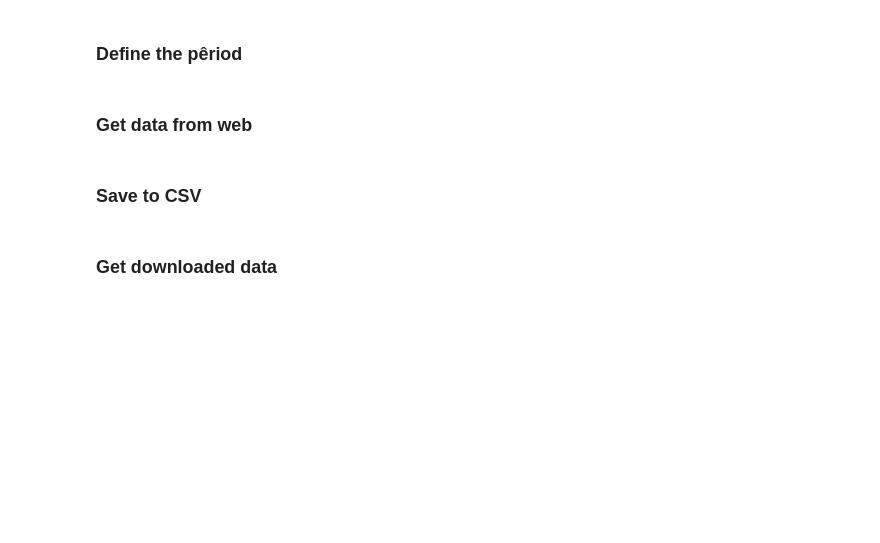
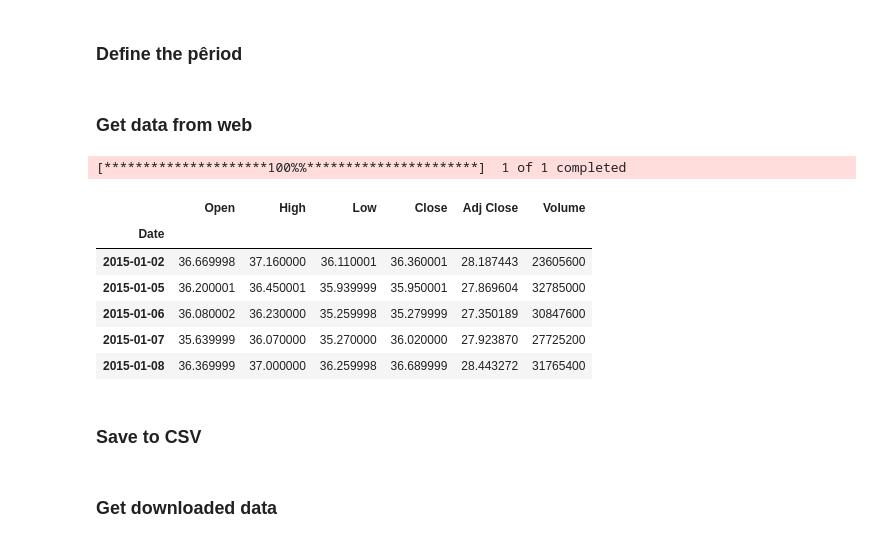
Before and after one commit to julien-gadonneix/RL4Trading, a Jupyter notebook: start.ipynb, the cells around one changed output. Saved outputs shown, nothing was run; the diff lists cells and outputs as text; code cells hidden in the pictures; blank space fills up the shorter version.

```diff
--- a/start.ipynb
+++ b/start.ipynb
@@ -12,7 +12,7 @@ yf.pdr_override()
 ## Yahoo API
 # %%
 # Replace 'AAPL' with the stock symbol you're interested in
-stock_symbol = 'SPY'
+stock_symbol = 'INTC'
 # %% [markdown]
 ### Define the pêriod
 # %%
@@ -22,7 +22,16 @@ end_date = datetime(2022, 1, 1)
 # %% [markdown]
 ### Get data from web
 # %%
-# data = pdr.get_data_yahoo(stock_symbol, start=start_date, end=end_date)
-# data.head()
+data = pdr.get_data_yahoo(stock_symbol, start=start_date, end=end_date)
+data.head()
+# %% [output]
+[*********************100%%**********************]  1 of 1 completed
+|  | Open | High | Low | Close | Adj Close | Volume |
+| Date |  |  |  |  |  |  |
+| 2015-01-02 | 36.669998 | 37.160000 | 36.110001 | 36.360001 | 28.187443 | 23605600 |
+| 2015-01-05 | 36.200001 | 36.450001 | 35.939999 | 35.950001 | 27.869604 | 32785000 |
+| 2015-01-06 | 36.080002 | 36.230000 | 35.259998 | 35.279999 | 27.350189 | 30847600 |
+| 2015-01-07 | 35.639999 | 36.070000 | 35.270000 | 36.020000 | 27.923870 | 27725200 |
+| 2015-01-08 | 36.369999 | 37.000000 | 36.259998 | 36.689999 | 28.443272 | 31765400 |
 # %% [markdown]
 ### Save to CSV
```
Also changed, not shown: parts of 9 cells of this notebook.
